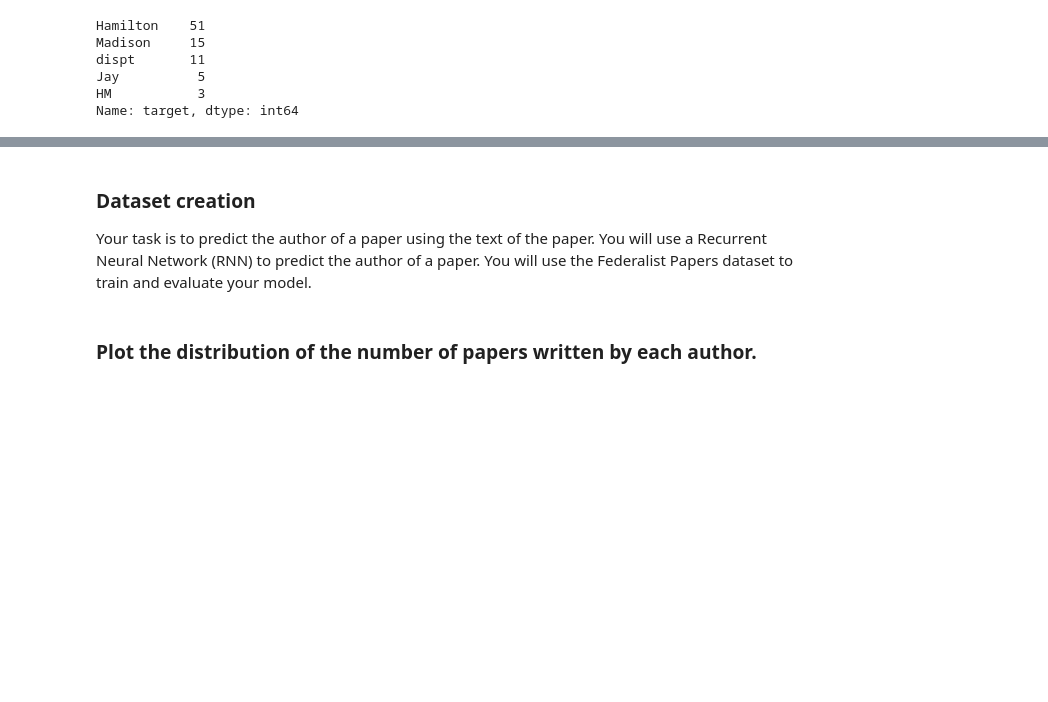
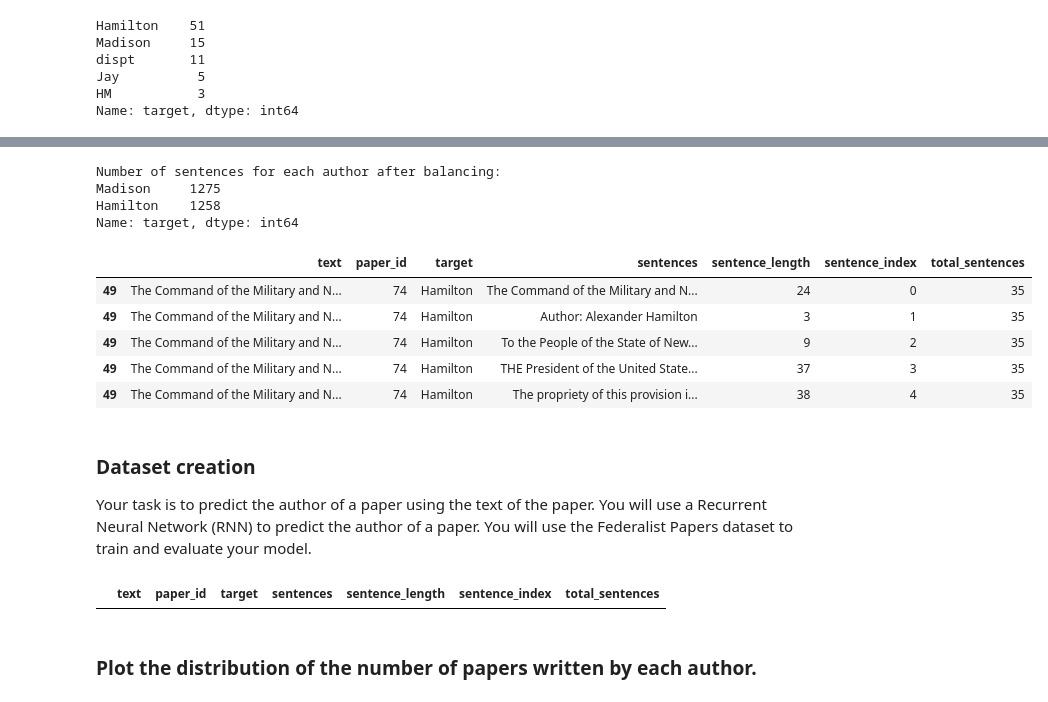
Before and after one commit to rija-masroor/DATA340_Project2, a Jupyter notebook: 02_Author_Prediction_RNN_Model.ipynb, the cells around one changed output, grey strips where cells are left out. Cells and saved outputs as stored; diff of their text form; code cells hidden in the pictures; blank space fills up the shorter version.

Commit message:
balancing sentences

```diff
--- a/02_Author_Prediction_RNN_Model.ipynb
+++ b/02_Author_Prediction_RNN_Model.ipynb
@@ -157,3 +226,36 @@ Name: target, dtype: int64
+# %%
+import pandas as pd
+
+# Load the DataFrame from the pickle file
+corpus = pd.read_pickle('fp_corpus.pkl')
+
+# Filter out rows where the 'target' column is 'Hamilton' or 'Madison'
+corpus_filtered = corpus[corpus['target'].isin(['Hamilton', 'Madison'])]
+
+# Remove 2331 rows where the target is 'Hamilton'
+hamilton_indices = corpus_filtered[corpus_filtered['target'] == 'Hamilton'].index[:2331]
+corpus_filtered = corpus_filtered.drop(hamilton_indices)
+
+# Confirm that both 'Hamilton' and 'Madison' are present and 'Hamilton' has 1275 sentences
+author_counts = corpus_filtered['target'].value_counts()
+print("Number of sentences for each author after balancing:")
+print(author_counts)
+
+# Save the modified DataFrame to a new pickle file
+corpus_filtered.to_pickle('fp_corpus_filtered.pkl')
+
+corpus_filtered.head()
+# %% [output]
+Number of sentences for each author after balancing:
+Madison     1275
+Hamilton    1258
+Name: target, dtype: int64
+|  | text | paper_id | target | sentences | sentence_length | sentence_index | total_sentences |
+| 49 | The Command of the Military and N... | 74 | Hamilton | The Command of the Military and N... | 24 | 0 | 35 |
+| 49 | The Command of the Military and N... | 74 | Hamilton | Author: Alexander Hamilton | 3 | 1 | 35 |
+| 49 | The Command of the Military and N... | 74 | Hamilton | To the People of the State of New... | 9 | 2 | 35 |
+| 49 | The Command of the Military and N... | 74 | Hamilton | THE President of the United State... | 37 | 3 | 35 |
+| 49 | The Command of the Military and N... | 74 | Hamilton | The propriety of this provision i... | 38 | 4 | 35 |
 # %% [markdown]
 ### Dataset creation
 
@@ -167,6 +269,10 @@ non_disputed = authorship[authorship['target'] != 'dispt']
 
 # Dataset for only Hamilton and Madison
 single_Hamilton_Madison = authorship[(authorship['target'] == 'Hamilton') & (authorship['target'] == 'Madison')]
+# %%
+single_Hamilton_Madison.head(10)
+# %% [output]
+|  | text | paper_id | target | sentences | sentence_length | sentence_index | total_sentences |
 # %% [markdown]
 ### Plot the distribution of the number of papers written by each author.
 # %%
```
Also changed, not shown: parts of 10 cells of this notebook, 1 other file.
